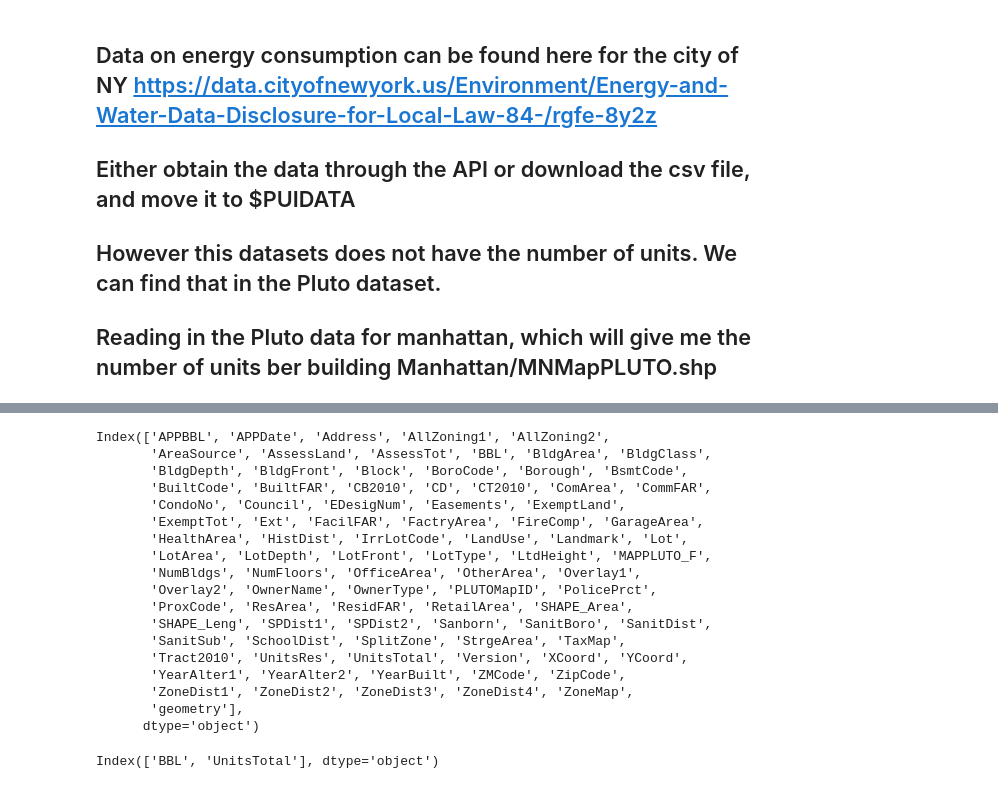
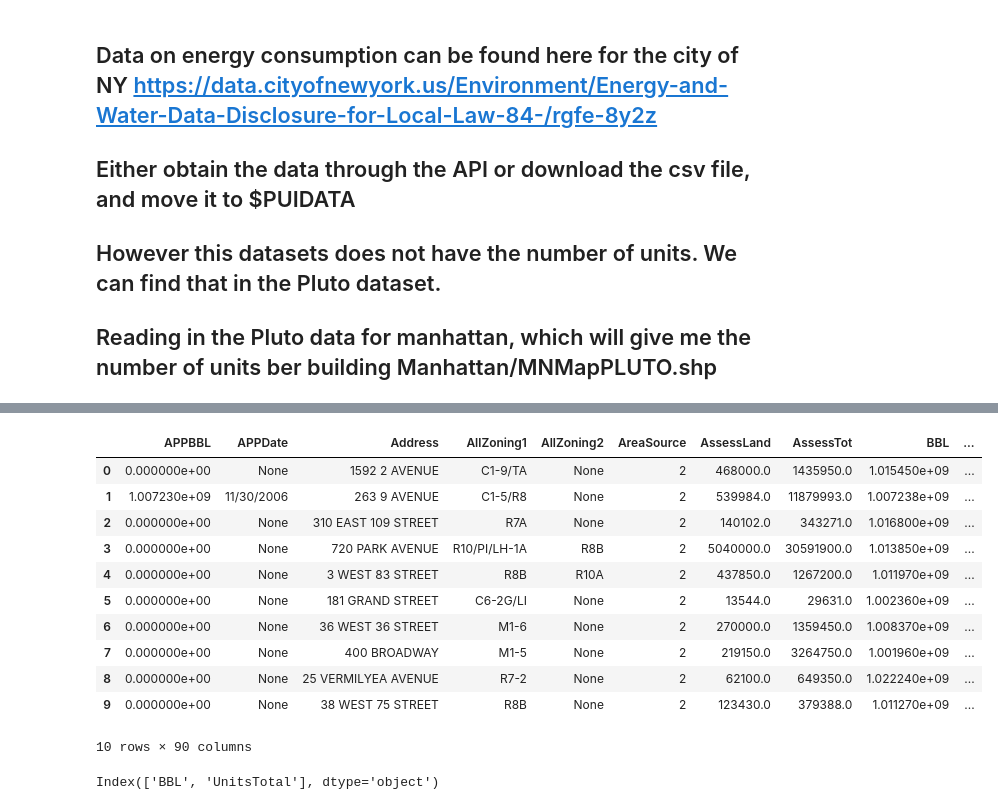
Before and after one commit to dlk253/PUI2016_dlk253, a Jupyter notebook: HW6_dlk253/hw6_dlk253_assign1_building_nrg_instructions.ipynb, the cells around one changed output, grey strips where cells are left out. Drawn from its saved outputs; the diff is of its cells as text; code cells hidden in the pictures.

```diff
--- a/HW6_dlk253/hw6_dlk253_assign1_building_nrg_instructions.ipynb
+++ b/HW6_dlk253/hw6_dlk253_assign1_building_nrg_instructions.ipynb
@@ -65,27 +71,22 @@ zip_ref.extractall("Manhattan")
 zip_ref.close()
 # %%
-bsize = gp.read_file("Manhattan/MNMapPLUTO.shp")
+bsize = gp.read_file(os.getenv("PUIDATA") + "/" + "MNMapPLUTO.shp")
 # %%
-bsize.columns
+bsize.head(10)
+#bsize.columns
 # %% [output]
+|  | APPBBL | APPDate | Address | AllZoning1 | AllZoning2 | AreaSource | AssessLand | AssessTot | BBL | ... |
+| 0 | 0.000000e+00 | None | 1592 2 AVENUE | C1-9/TA | None | 2 | 468000.0 | 1435950.0 | 1.015450e+09 | ... |
+| 1 | 1.007230e+09 | 11/30/2006 | 263 9 AVENUE | C1-5/R8 | None | 2 | 539984.0 | 11879993.0 | 1.007238e+09 | ... |
+| 2 | 0.000000e+00 | None | 310 EAST 109 STREET | R7A | None | 2 | 140102.0 | 343271.0 | 1.016800e+09 | ... |
+| 3 | 0.000000e+00 | None | 720 PARK AVENUE | R10/PI/LH-1A | R8B | 2 | 5040000.0 | 30591900.0 | 1.013850e+09 | ... |
+| 4 | 0.000000e+00 | None | 3 WEST 83 STREET | R8B | R10A | 2 | 437850.0 | 1267200.0 | 1.011970e+09 | ... |
+| 5 | 0.000000e+00 | None | 181 GRAND STREET | C6-2G/LI | None | 2 | 13544.0 | 29631.0 | 1.002360e+09 | ... |
+| 6 | 0.000000e+00 | None | 36 WEST 36 STREET | M1-6 | None | 2 | 270000.0 | 1359450.0 | 1.008370e+09 | ... |
+| 7 | 0.000000e+00 | None | 400 BROADWAY | M1-5 | None | 2 | 219150.0 | 3264750.0 | 1.001960e+09 | ... |
+| 8 | 0.000000e+00 | None | 25 VERMILYEA AVENUE | R7-2 | None | 2 | 62100.0 | 649350.0 | 1.022240e+09 | ... |
+| 9 | 0.000000e+00 | None | 38 WEST 75 STREET | R8B | None | 2 | 123430.0 | 379388.0 | 1.011270e+09 | ... |
-Index(['APPBBL', 'APPDate', 'Address', 'AllZoning1', 'AllZoning2',
-       'AreaSource', 'AssessLand', 'AssessTot', 'BBL', 'BldgArea', 'BldgClass',
-       'BldgDepth', 'BldgFront', 'Block', 'BoroCode', 'Borough', 'BsmtCode',
-       'BuiltCode', 'BuiltFAR', 'CB2010', 'CD', 'CT2010', 'ComArea', 'CommFAR',
-       'CondoNo', 'Council', 'EDesigNum', 'Easements', 'ExemptLand',
-       'ExemptTot', 'Ext', 'FacilFAR', 'FactryArea', 'FireComp', 'GarageArea',
-       'HealthArea', 'HistDist', 'IrrLotCode', 'LandUse', 'Landmark', 'Lot',
-       'LotArea', 'LotDepth', 'LotFront', 'LotType', 'LtdHeight', 'MAPPLUTO_F',
-       'NumBldgs', 'NumFloors', 'OfficeArea', 'OtherArea', 'Overlay1',
-       'Overlay2', 'OwnerName', 'OwnerType', 'PLUTOMapID', 'PolicePrct',
-       'ProxCode', 'ResArea', 'ResidFAR', 'RetailArea', 'SHAPE_Area',
-       'SHAPE_Leng', 'SPDist1', 'SPDist2', 'Sanborn', 'SanitBoro', 'SanitDist',
-       'SanitSub', 'SchoolDist', 'SplitZone', 'StrgeArea', 'TaxMap',
-       'Tract2010', 'UnitsRes', 'UnitsTotal', 'Version', 'XCoord', 'YCoord',
-       'YearAlter1', 'YearAlter2', 'YearBuilt', 'ZMCode', 'ZipCode',
-       'ZoneDist1', 'ZoneDist2', 'ZoneDist3', 'ZoneDist4', 'ZoneMap',
-       'geometry'],
-      dtype='object')
+10 rows × 90 columns
 # %%
 bsize.drop(['APPBBL', 'APPDate', 'Address', 'AllZoning1', 'AllZoning2',
        'AreaSource', 'AssessLand', 'AssessTot', 'BldgArea', 'BldgClass',
```
Also changed, not shown: parts of 4 cells of this notebook.
